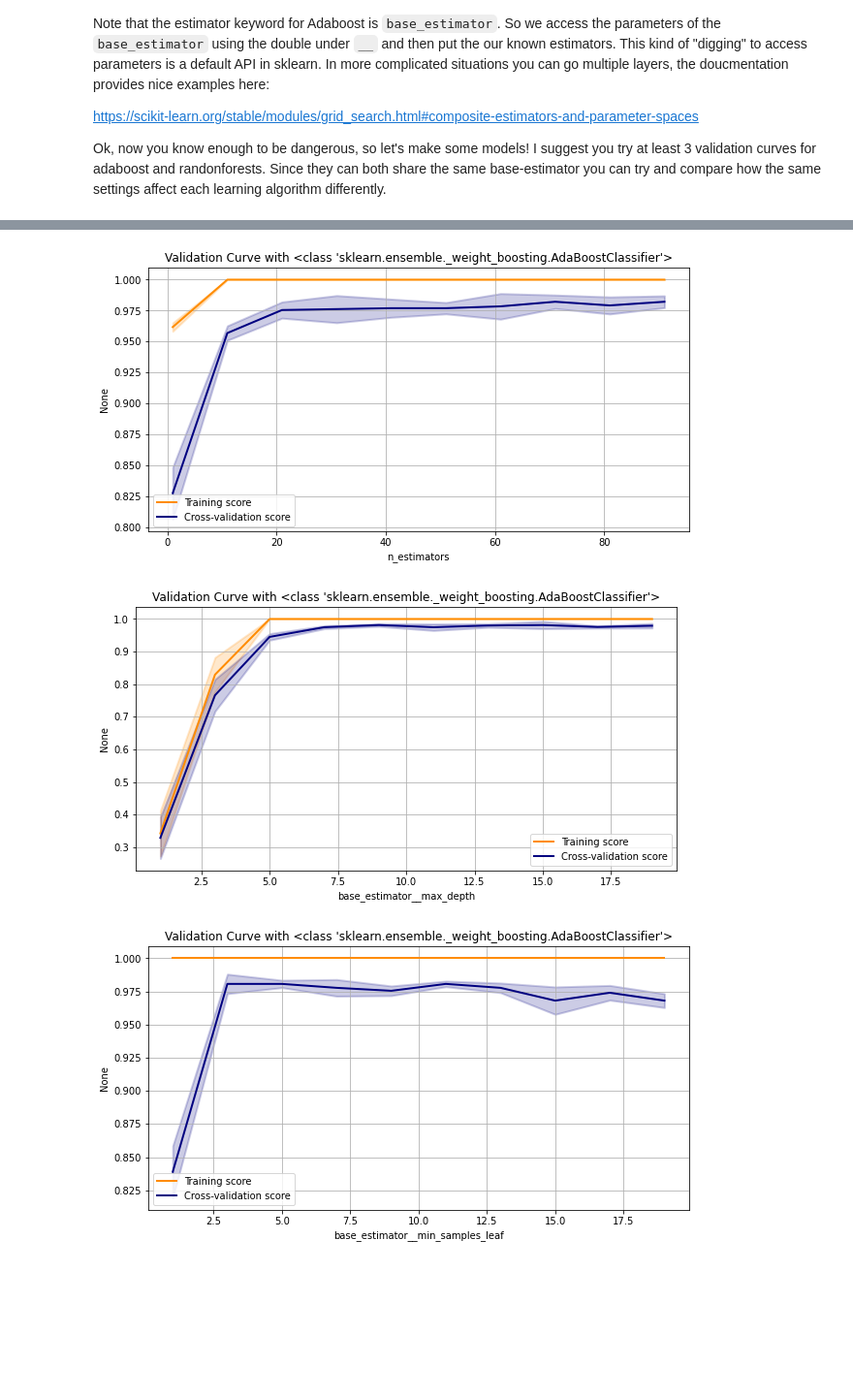
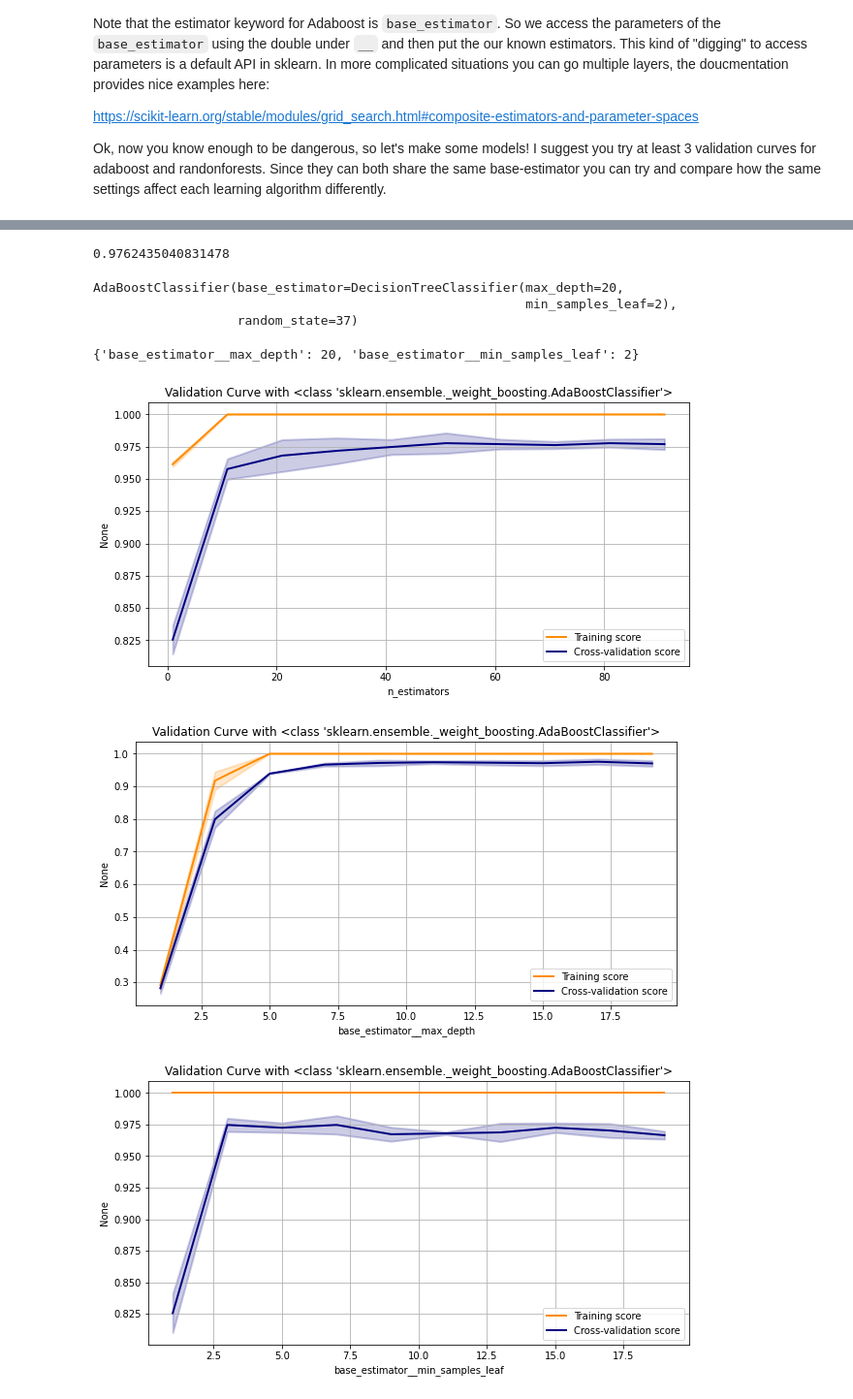
Before and after one commit to alf808/animated-marmalade, a Jupyter notebook: 8_ensemble_methods.ipynb, the cells around one changed output, grey strips where cells are left out. Shown: that part at 97% size. Cells and saved outputs as stored; diff of their text form; code cells hidden in the pictures; blank space fills up the shorter version.

Commit message:
set random_state to clf for reproducibility

```diff
--- a/8_ensemble_methods.ipynb
+++ b/8_ensemble_methods.ipynb
@@ -176,5 +177,5 @@ fig = plot_learning_curve(abc2, X_train, y_train, train_sizes=np.linspace(.1,1.0
 # %%
-abc3 = AdaBoostClassifier(base_estimator=DecisionTreeClassifier(max_depth=2), n_estimators=300)
+abc3 = AdaBoostClassifier(base_estimator=DecisionTreeClassifier(max_depth=10), n_estimators=300, random_state=37)
 # %%
 abc3.fit(X_train, y_train)
 # %% [output]
@@ -236,0 +240,2 @@ grid.fit(X_train, y_train)
+# %%
+grid.fit(X_train, y_train)
@@ -237,18 +248,26 @@ grid.fit(X_train, y_train)
 # %%
 grid.best_score_
+# %% [output]
+0.9762435040831478
 # %%
 grid.best_estimator_
+# %% [output]
+AdaBoostClassifier(base_estimator=DecisionTreeClassifier(max_depth=20,
+                                                         min_samples_leaf=2),
+                   random_state=37)
 # %%
 grid.best_params_
+# %% [output]
+{'base_estimator__max_depth': 20, 'base_estimator__min_samples_leaf': 2}
 # %%
 val1 = plot_validation_curve(grid.best_estimator_, X_train, y_train, cv=3, param_range=np.arange(1,100,10), param_name='n_estimators')
 # %% [output]
-[figure, old version]
+[figure, new version]
 # %%
-val1 = plot_validation_curve(grid.best_estimator_, X_train, y_train, cv=3, param_range=np.arange(1,20,2), param_name='base_estimator__max_depth')
+val2 = plot_validation_curve(grid.best_estimator_, X_train, y_train, cv=3, param_range=np.arange(1,20,2), param_name='base_estimator__max_depth')
 # %% [output]
-[figure, old version]
+[figure, new version]
 # %%
-val1 = plot_validation_curve(grid.best_estimator_, X_train, y_train, cv=3, param_range=np.arange(1,20,2), param_name='base_estimator__min_samples_leaf')
+val3 = plot_validation_curve(grid.best_estimator_, X_train, y_train, cv=3, param_range=np.arange(1,20,2), param_name='base_estimator__min_samples_leaf')
 # %% [output]
-[figure, old version]
+[figure, new version]
```
Also changed, not shown: parts of 20 cells of this notebook.
